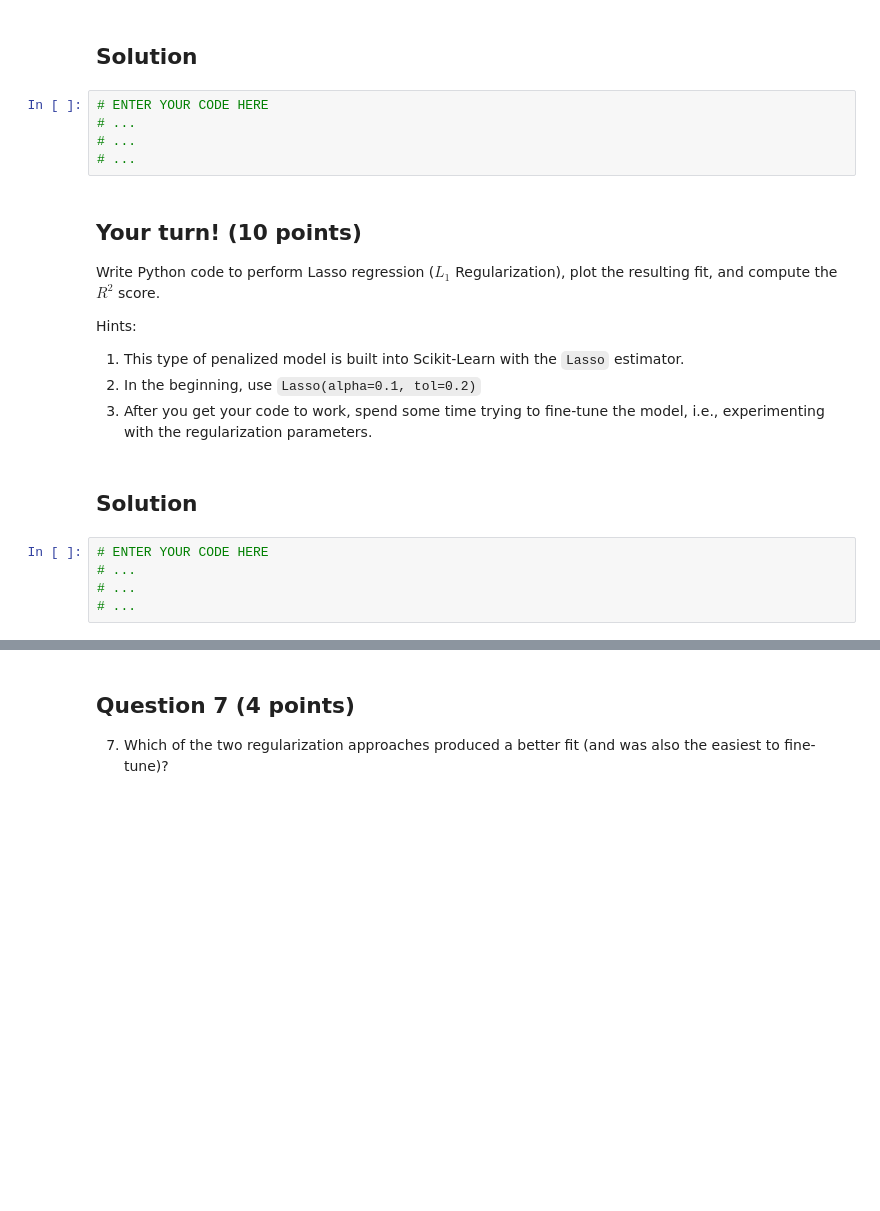
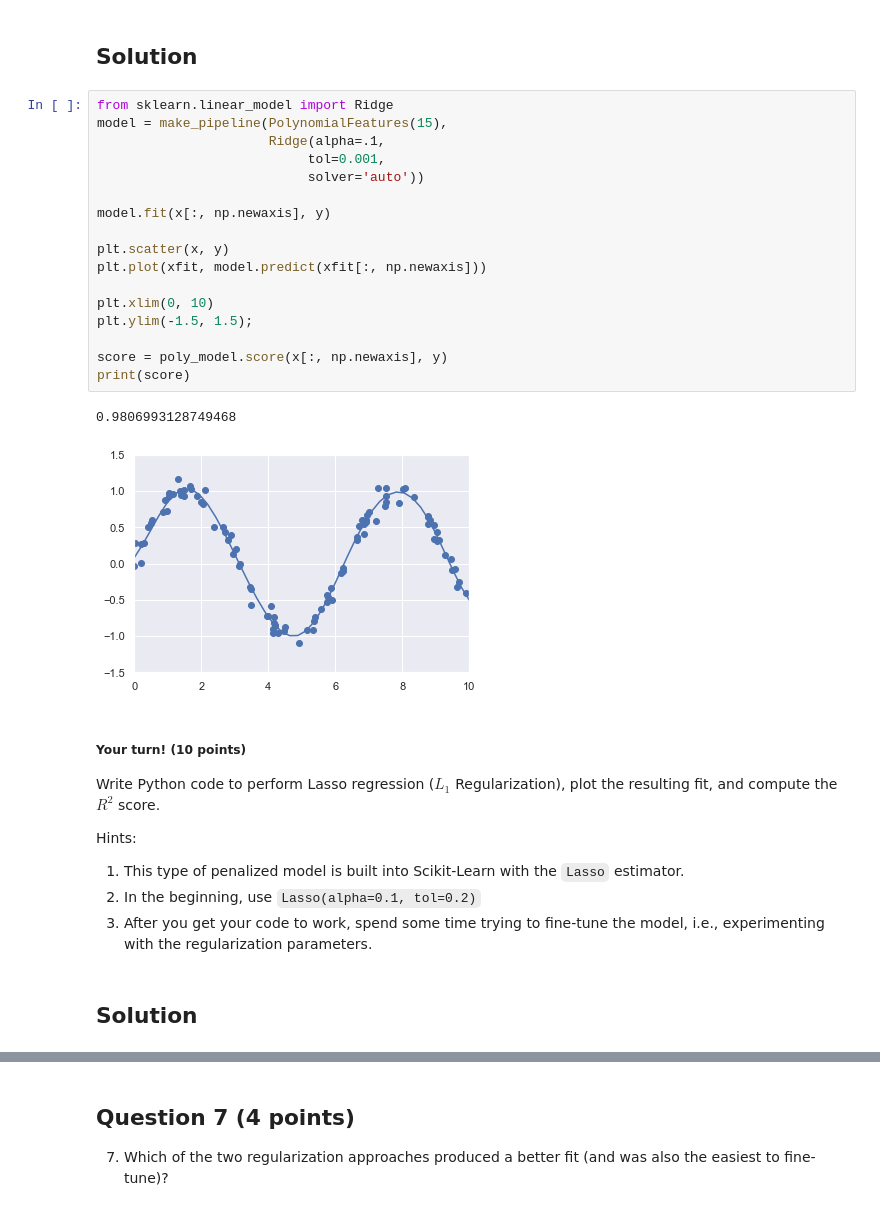
Before and after one commit to AdamCorbinFAUPhD/CAP5768-Intro-to-Data-Science, a Jupyter notebook: assignment_6/CAP5768_Assignment6_Corbin_Adam.ipynb, the cells around one changed output, grey strips where cells are left out. Drawn from its saved outputs; the diff is of its cells as text; blank space fills up the shorter version.

```diff
--- a/assignment_6/CAP5768_Assignment6_Corbin_Adam.ipynb
+++ b/assignment_6/CAP5768_Assignment6_Corbin_Adam.ipynb
@@ -397,13 +421,28 @@ Hints:
 3. After you get your code to work, spend some time trying to fine-tune the model, i.e., experimenting with the regularization parameters.
 # %% [markdown]
 ## Solution
-# %%
-# ENTER YOUR CODE HERE
-# ...
-# ...
-# ...
+# %%
+from sklearn.linear_model import Ridge
+model = make_pipeline(PolynomialFeatures(15),
+                      Ridge(alpha=.1,
+                           tol=0.001,
+                           solver='auto'))
+
+model.fit(x[:, np.newaxis], y)
+
+plt.scatter(x, y)
+plt.plot(xfit, model.predict(xfit[:, np.newaxis]))
+
+plt.xlim(0, 10)
+plt.ylim(-1.5, 1.5);
+
+score = poly_model.score(x[:, np.newaxis], y)
+print(score)
+# %% [output]
+0.9806993128749468
+[figure, added]
 # %% [markdown]
-## Your turn! (10 points)
+##### Your turn! (10 points)
 
 Write Python code to perform Lasso regression ($L_1$ Regularization), plot the resulting fit, and compute the $R^2$ score.
 
@@ -413,8 +452,3 @@ Hints:
 3. After you get your code to work, spend some time trying to fine-tune the model, i.e., experimenting with the regularization parameters.
 # %% [markdown]
 ## Solution
-# %%
-# ENTER YOUR CODE HERE
-# ...
-# ...
-# ...
```
Also changed, not shown: parts of 15 cells of this notebook.
